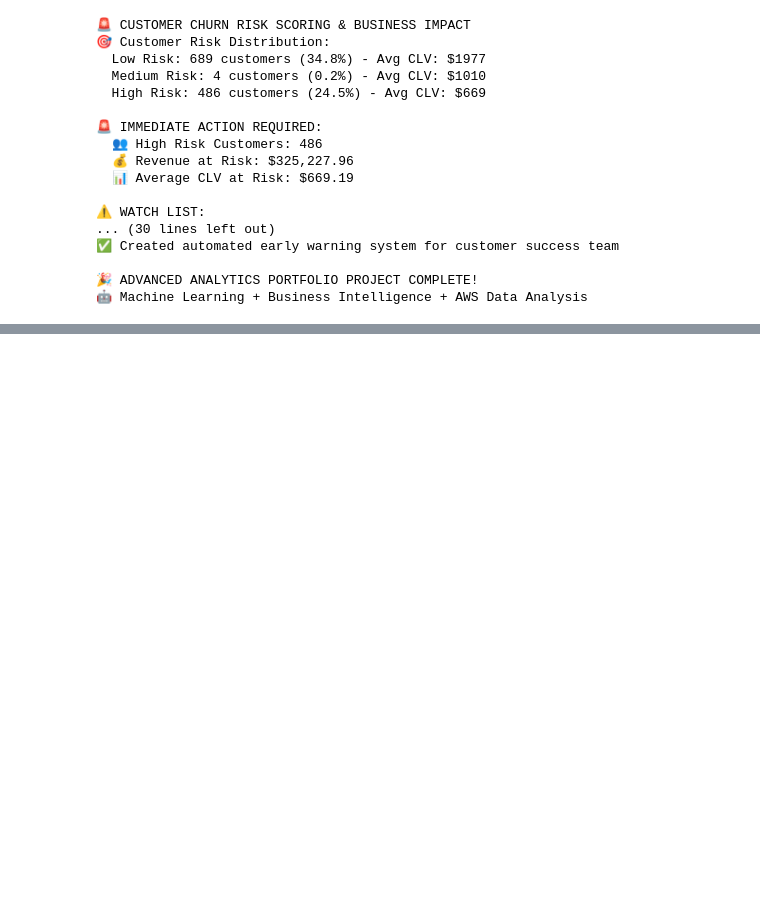
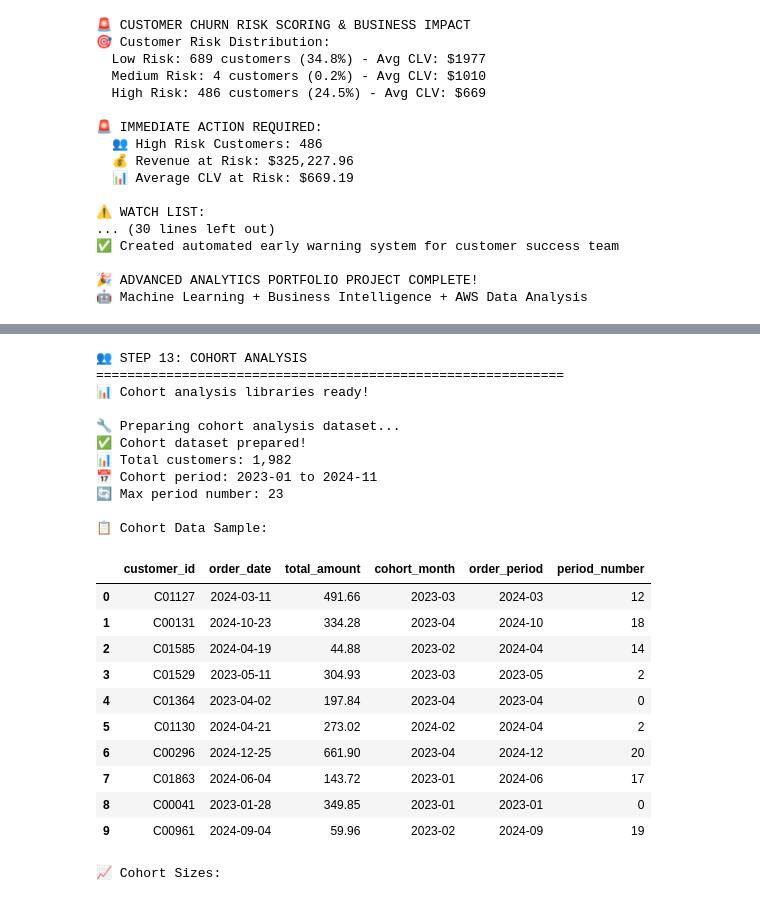
Before and after one commit to sodabasi/ecommerce-analytics-portfolio, a Jupyter notebook: notebooks/01_data_exploration.ipynb, the cells around one changed output, grey strips where cells are left out. Saved outputs shown, nothing was run; the diff lists cells and outputs as text; code cells hidden in the pictures; blank space fills up the shorter version.

```diff
--- a/notebooks/01_data_exploration.ipynb
+++ b/notebooks/01_data_exploration.ipynb
@@ -1954,0 +3275,75 @@ print(f"🤖 Machine Learning + Business Intelligence + AWS Data Analysis")
+# %%
+print("\n👥 STEP 13: COHORT ANALYSIS")
+print("=" * 60)
+
+# Import additional libraries for cohort analysis
+import matplotlib.pyplot as plt
+import seaborn as sns
+import numpy as np
+import pandas as pd
+from datetime import datetime, timedelta
+from operator import attrgetter  # ← Bu satırı ekledik!
+import warnings
+warnings.filterwarnings('ignore')
+
+print("📊 Cohort analysis libraries ready!")
+
+# Prepare cohort analysis data from existing transactions
+print("\n🔧 Preparing cohort analysis dataset...")
+
+# Create customer cohort dataset
+cohort_data = df.copy()
+
+# Ensure date column is datetime
+cohort_data['order_date'] = pd.to_datetime(cohort_data['date'])
+
+# Get first purchase date for each customer (cohort assignment)
+customer_cohorts = cohort_data.groupby('customer_id')['order_date'].min().reset_index()
+customer_cohorts.columns = ['customer_id', 'cohort_month']
+customer_cohorts['cohort_month'] = customer_cohorts['cohort_month'].dt.to_period('M')
+
+# Add cohort information to main dataset
+cohort_data = cohort_data.merge(customer_cohorts, on='customer_id', how='left')
+
+# Create period number (months since first purchase)
+cohort_data['order_period'] = cohort_data['order_date'].dt.to_period('M')
+cohort_data['period_number'] = (cohort_data['order_period'] - cohort_data['cohort_month']).apply(attrgetter('n'))
+
+print(f"✅ Cohort dataset prepared!")
+print(f"📊 Total customers: {cohort_data['customer_id'].nunique():,}")
+print(f"📅 Cohort period: {cohort_data['cohort_month'].min()} to {cohort_data['cohort_month'].max()}")
+print(f"🔄 Max period number: {cohort_data['period_number'].max()}")
+
+# Display sample cohort data
+print(f"\n📋 Cohort Data Sample:")
+sample_cohort = cohort_data[['customer_id', 'order_date', 'total_amount', 'cohort_month', 'order_period', 'period_number']].head(10)
+display(sample_cohort)
+
+# Basic cohort statistics
+cohort_sizes = customer_cohorts.groupby('cohort_month').size()
+print(f"\n📈 Cohort Sizes:")
+display(cohort_sizes.head(10))
+# %% [output]
+👥 STEP 13: COHORT ANALYSIS
+============================================================
+📊 Cohort analysis libraries ready!
+
+🔧 Preparing cohort analysis dataset...
+✅ Cohort dataset prepared!
+📊 Total customers: 1,982
+📅 Cohort period: 2023-01 to 2024-11
+🔄 Max period number: 23
+
+📋 Cohort Data Sample:
+|  | customer_id | order_date | total_amount | cohort_month | order_period | period_number |
+| 0 | C01127 | 2024-03-11 | 491.66 | 2023-03 | 2024-03 | 12 |
+| 1 | C00131 | 2024-10-23 | 334.28 | 2023-04 | 2024-10 | 18 |
+| 2 | C01585 | 2024-04-19 | 44.88 | 2023-02 | 2024-04 | 14 |
+| 3 | C01529 | 2023-05-11 | 304.93 | 2023-03 | 2023-05 | 2 |
+| 4 | C01364 | 2023-04-02 | 197.84 | 2023-04 | 2023-04 | 0 |
+| 5 | C01130 | 2024-04-21 | 273.02 | 2024-02 | 2024-04 | 2 |
+| 6 | C00296 | 2024-12-25 | 661.90 | 2023-04 | 2024-12 | 20 |
+| 7 | C01863 | 2024-06-04 | 143.72 | 2023-01 | 2024-06 | 17 |
+| 8 | C00041 | 2023-01-28 | 349.85 | 2023-01 | 2023-01 | 0 |
+| 9 | C00961 | 2024-09-04 | 59.96 | 2023-02 | 2024-09 | 19 |
+📈 Cohort Sizes:
```
Also changed, not shown: parts of 17 cells of this notebook.
